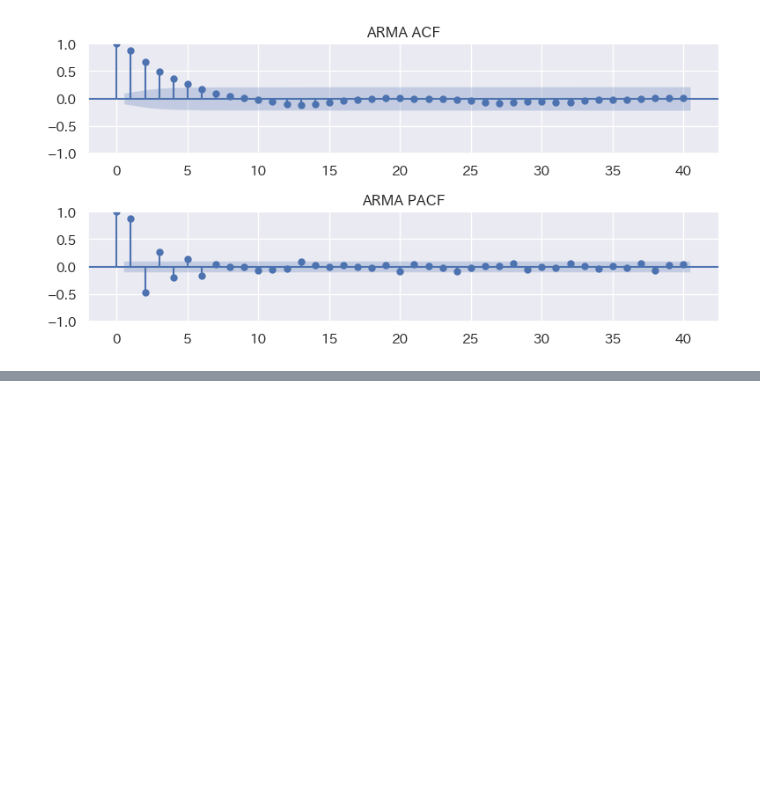
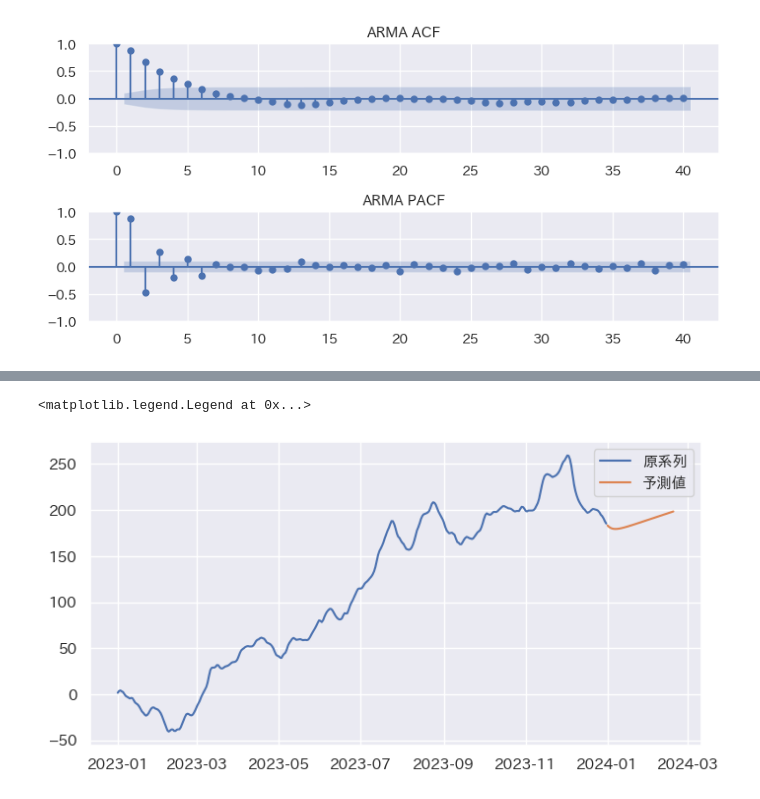
Before and after one commit to maton369/Python_Time_Series_Intro, a Jupyter notebook: 4-2-ARIMAモデル.ipynb, the cells around one changed output, grey strips where cells are left out. Drawn from its saved outputs; the diff is of its cells as text; code cells hidden in the pictures; blank space fills up the shorter version.

Commit message:
feat: ARIMAモデルの推定と予測

```diff
--- a/4-2-ARIMAモデル.ipynb
+++ b/4-2-ARIMAモデル.ipynb
@@ -678,3 +678,15 @@ _ = sm.graphics.tsa.plot_acf(arma_data, lags=40, title="ARMA ACF", ax=ax[0])
 _ = sm.graphics.tsa.plot_pacf(arma_data, lags=40, title="ARMA PACF", ax=ax[1])
 # %% [output]
 [figure]
+# %%
+# ================================================
+# ARIMA(1,1,1)モデルの構築とパラメータ推定
+# ================================================
+
+# 状態空間モデル（State Space Model）を用いたARIMAモデルの推定
+# order=(1, 1, 1) → AR(1)・1階差分・MA(1)を意味する
+# trend='c' は定数項（切片）を含むモデルを指定
+mod_arima = tsa.SARIMAX(arima_data, order=(1, 1, 1), trend="c").fit()
+
+# 推定されたパラメータを表示
+mod_arima.params
@@ -680,0 +717,15 @@ _ = sm.graphics.tsa.plot_pacf(arma_data, lags=40, title="ARMA PACF", ax=ax[1])
+# %%
+# グラフサイズの指定
+fig, ax = plt.subplots(figsize=(8, 4))
+
+# 原系列の折れ線グラフ
+ax.plot(arima_data, label="原系列")
+
+# 予測値の折れ線グラフ
+ax.plot(mod_arima.forecast(50), label="予測値")
+
+# 凡例
+ax.legend()
+# %% [output]
+<matplotlib.legend.Legend at 0x...>
+[figure, added]
```
Also changed, not shown: parts of 1 cell of this notebook.
